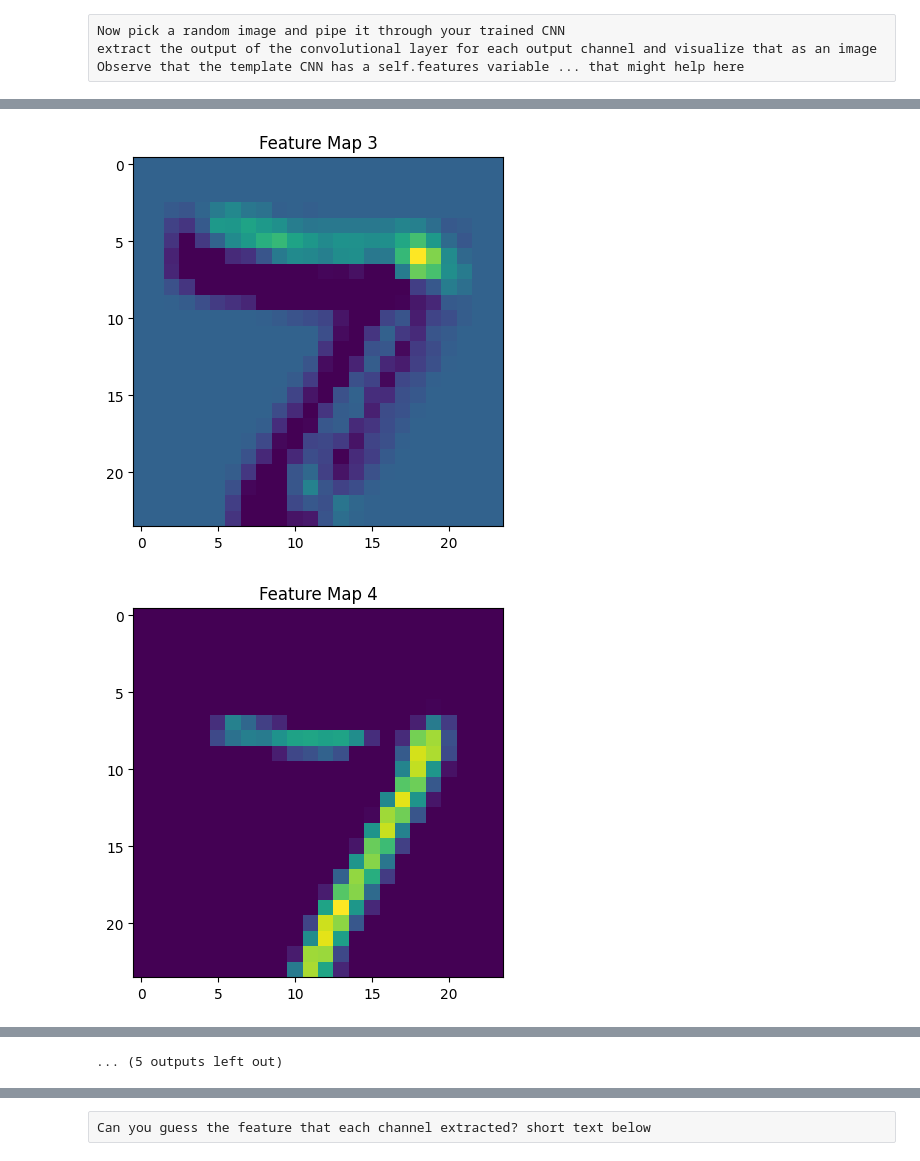
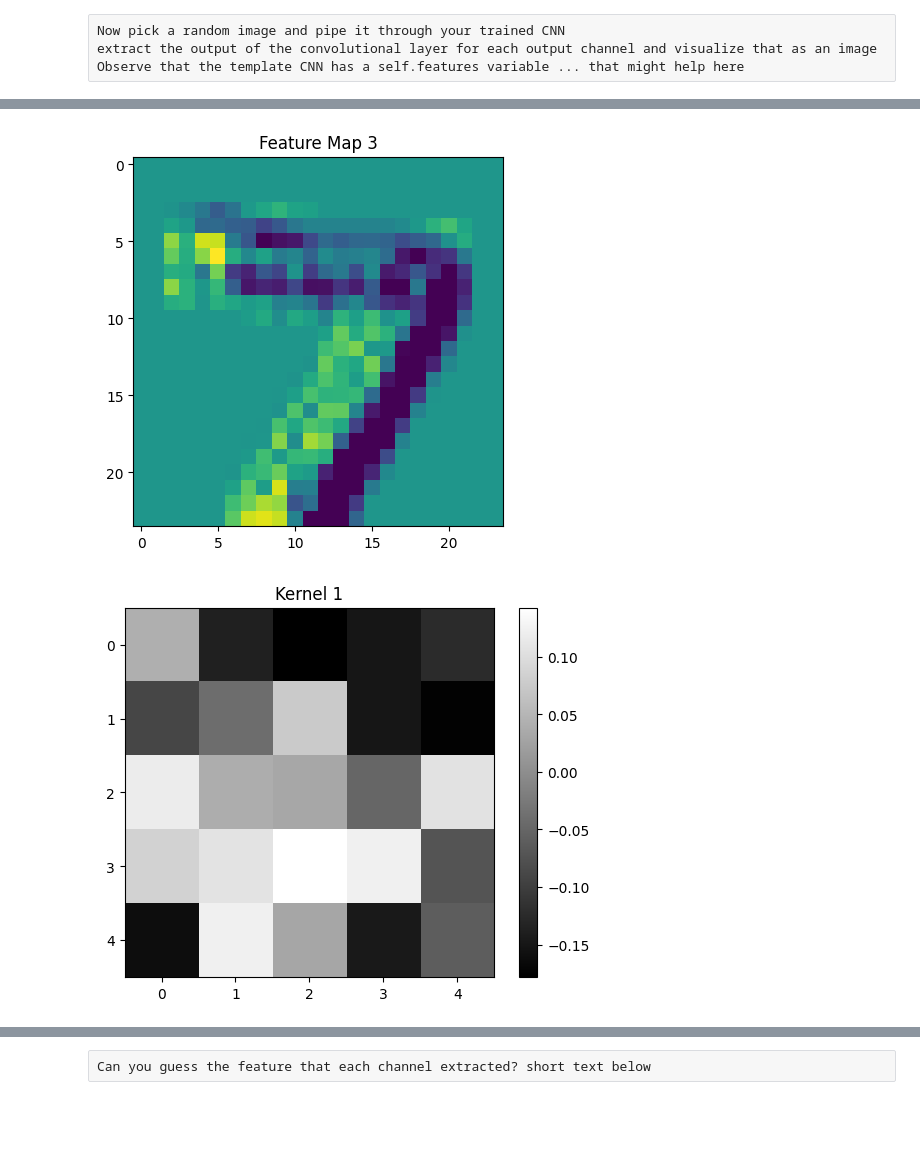
Before and after one commit to Ahmadar91/ML, a Jupyter notebook: Lab_4_Convolutional_Neural_Networks.ipynb, the cells around one changed output, grey strips where cells are left out. Cells and saved outputs as stored; diff of their text form; code cells hidden in the pictures; blank space fills up the shorter version.

Commit message:
Added plots for feature

```diff
--- a/Lab_4_Convolutional_Neural_Networks.ipynb
+++ b/Lab_4_Convolutional_Neural_Networks.ipynb
@@ -92,7 +92,7 @@ class MyCNN(nn.Module):
         self.kernel_size = kernel_size
         print("kernel size", self.kernel_size)
         input_size = 28
-        output_channels_value = 16
+        output_channels_value = 3
         self.conv1 = nn.Conv2d(
             in_channels=1,
             out_channels=output_channels_value,
@@ -318,6 +318,10 @@ output = model(input_image)
 
 # Get the feature maps
 feature_maps = model.features.squeeze(0).detach().numpy()
+# Assuming `model` is an instance of your model class
+kernel_values = model.conv1.weight.detach().numpy()
+print("Kernel Values:")
+print(kernel_values)
 
 # Plot the original image
 plt.imshow(input_image.squeeze(0).squeeze(0), cmap="gray")
@@ -330,4 +334,13 @@ for i in range(num_feature_maps):
     plt.imshow(feature_maps[i], cmap="viridis")
     plt.title(f"Feature Map {i+1}")
     plt.show()
+
+    # Number of out_channels in conv1 layer
+num_kernels = kernel_values.shape[0]
+
+for i in range(num_kernels):
+    plt.imshow(kernel_values[i, 0], cmap="gray")  # assuming in_channels = 1
+    plt.title(f"Kernel {i+1}")
+    plt.colorbar()
+    plt.show()
 # %% [output]
@@ -337,2 +370,2 @@ for i in range(num_feature_maps):
-[figure, old version]
+[figure, new version]
-[figure, old version]
+[figure, new version]
@@ -346 +373,0 @@ for i in range(num_feature_maps):
-... (5 outputs left out)
```
Also changed, not shown: parts of 4 cells of this notebook.
